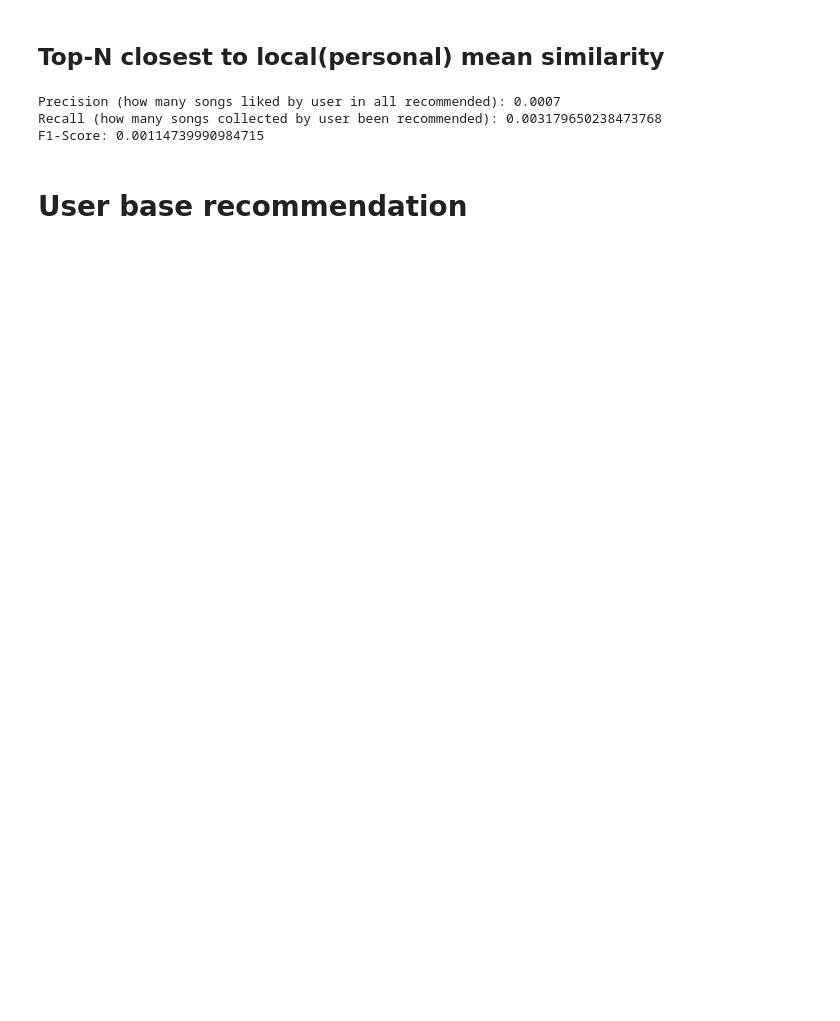
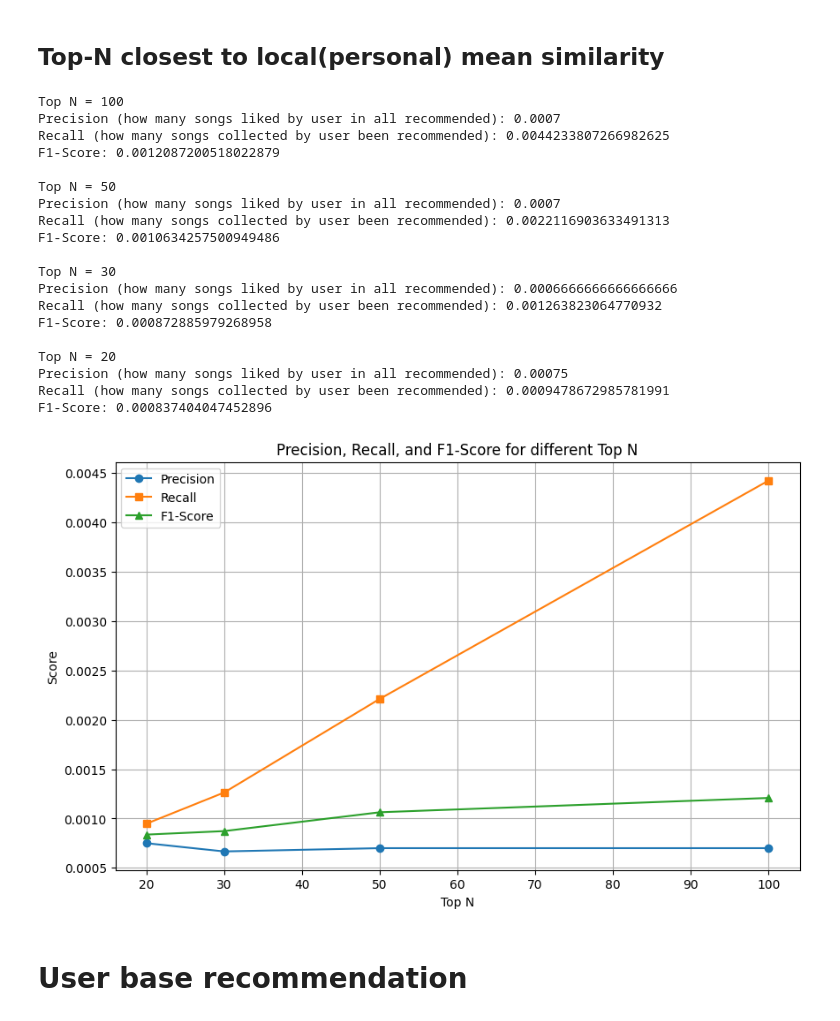
Before and after one commit to llors-chen/music9727, a Jupyter notebook: recomm1.ipynb, the cells around one changed output. Cells and saved outputs as stored; diff of their text form; code cells hidden in the pictures; blank space fills up the shorter version.

```diff
--- a/recomm1.ipynb
+++ b/recomm1.ipynb
@@ -385,10 +460,10 @@ F1-Score: 0.0009834856370118429
 # %% [markdown]
 ## Top-N closest to local(personal) mean similarity
 # %%
-top_N = 100
-correct = 0
-total_rcmd = 0
-total_collect = 0
+top_N = [100,50,30,20]
+correct = [0,0,0,0]
+total_rcmd = [0,0,0,0]
+total_collect = [0,0,0,0]
 for id in tqdm(test_user_ids, desc="Processing users"):
     user_collect = train_df[train_df['user_id'] == id]
     user_notcollect = song_raw[~song_raw['text'].isin(user_collect['text'])].copy()
@@ -399,25 +474,40 @@ for id in tqdm(test_user_ids, desc="Processing users"):
     mean_similarity = grouped_df[grouped_df['user_id'] == id]['mean'].values[0]
     user_notcollect['similarity'] = similarity_score
     user_notcollect['dist_to_mean'] = abs(user_notcollect['similarity']-mean_similarity)
-    recommended_songs = user_notcollect.sort_values(by='dist_to_mean', ascending=True).head(top_N)
+    recommended_songs = user_notcollect.sort_values(by='dist_to_mean', ascending=True)
     user_test = test_df[test_df['user_id'] == id]
 
     recommended_songs['actual'] = recommended_songs.apply(
         lambda row: 1 if row['text'] in user_test['text'].values else 0, axis=1
     )
-    correct += recommended_songs['actual'].sum()
-    total_rcmd += top_N
-    total_collect += len(user_test)
-
-precision = correct / total_rcmd
-recall = correct / total_collect
-print("Precision (how many songs liked by user in all recommended):",precision)
-print("Recall (how many songs collected by user been recommended):",recall)
-print("F1-Score:",2*(precision*recall)/(precision+recall))
+    for n in range(len(top_N)):
+        recommended_songs = recommended_songs.head(top_N[n])
+        correct[n] += recommended_songs['actual'].sum()
+        total_rcmd[n] += top_N[n]
+        total_collect[n] += len(user_test)
-# %% [output]
-Precision (how many songs liked by user in all recommended): 0.0007
-Recall (how many songs collected by user been recommended): 0.003179650238473768
-F1-Score: 0.00114739990984715
+# %%
+result_output(top_N,correct,total_rcmd,total_collect)
+# %% [output]
+Top N = 100
+Precision (how many songs liked by user in all recommended): 0.0007
+Recall (how many songs collected by user been recommended): 0.0044233807266982625
+F1-Score: 0.0012087200518022879
+
+Top N = 50
+Precision (how many songs liked by user in all recommended): 0.0007
+Recall (how many songs collected by user been recommended): 0.0022116903633491313
+F1-Score: 0.0010634257500949486
+
+Top N = 30
+Precision (how many songs liked by user in all recommended): 0.0006666666666666666
+Recall (how many songs collected by user been recommended): 0.001263823064770932
+F1-Score: 0.000872885979268958
+
+Top N = 20
+Precision (how many songs liked by user in all recommended): 0.00075
+Recall (how many songs collected by user been recommended): 0.0009478672985781991
+F1-Score: 0.000837404047452896
+[figure, added]
 # %% [markdown]
 # User base recommendation
 # %%
```
Also changed, not shown: parts of 51 cells of this notebook, 1 other file.
